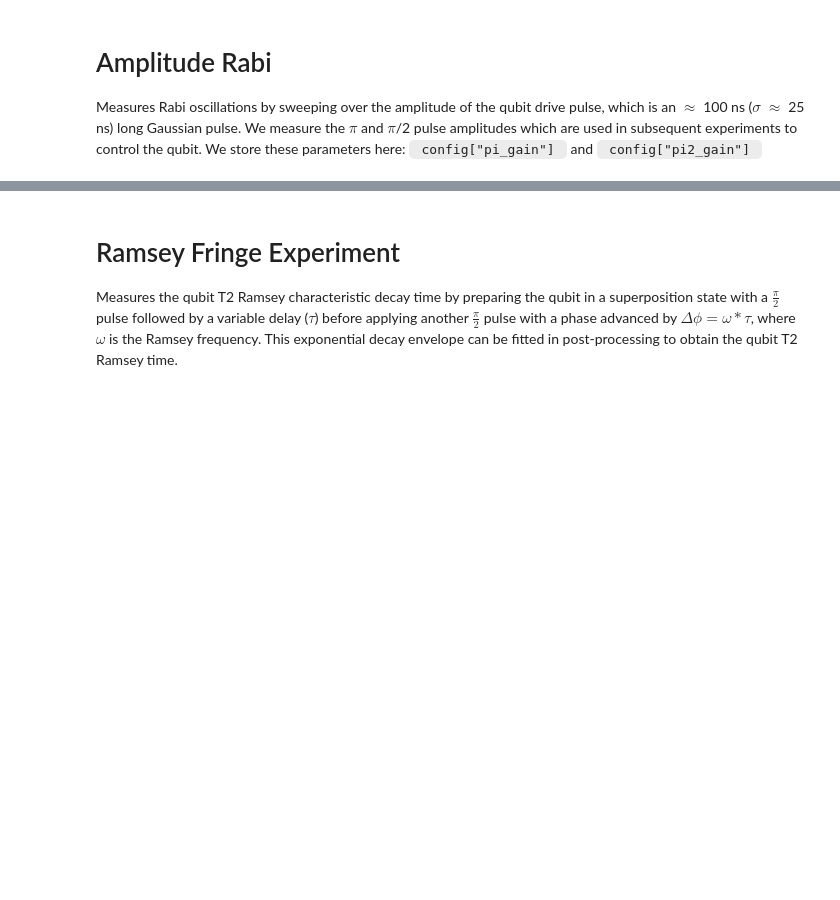
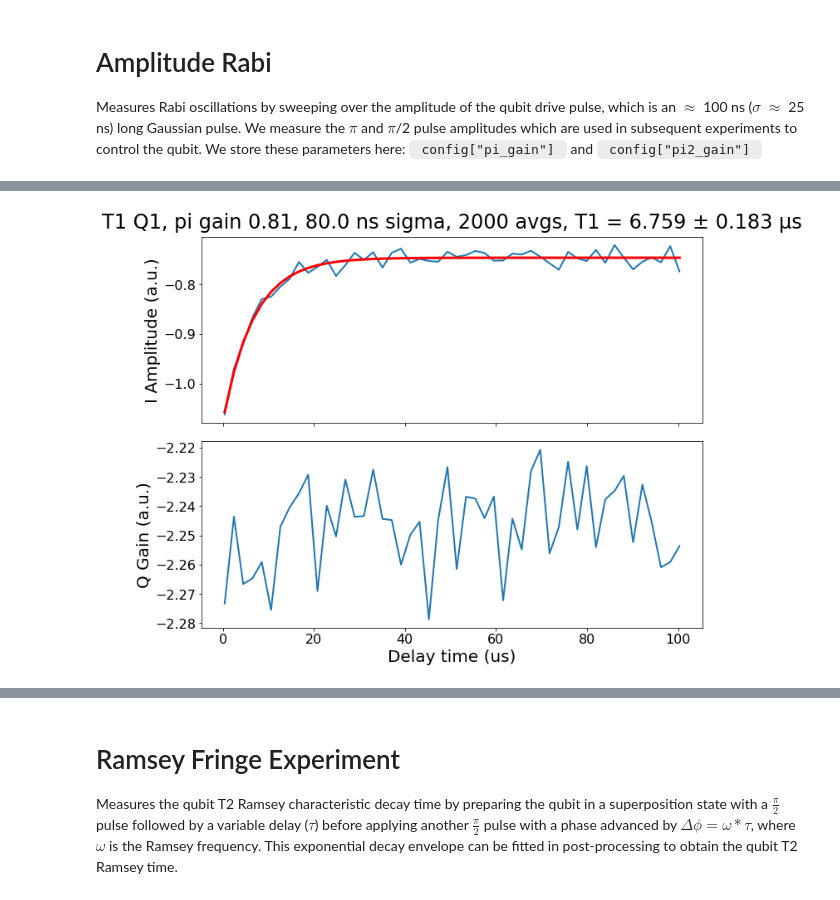
Before and after one commit to sarafs1926/tprocv2_demos, a Jupyter notebook: qick_demos_tprocv2/02_qubit_demos_6transmon_mux.ipynb, the cells around one changed output, grey strips where cells are left out. Saved outputs shown, nothing was run; the diff lists cells and outputs as text; code cells hidden in the pictures; blank space fills up the shorter version.

```diff
--- a/qick_demos_tprocv2/02_qubit_demos_6transmon_mux.ipynb
+++ b/qick_demos_tprocv2/02_qubit_demos_6transmon_mux.ipynb
@@ -778,0 +559,5 @@ qubit_gains = [0.41, 0, 0.27, 0, 0, 0]
+# %%
+qubit_gains = [0.81, 0, 0, 0, 0, 0]
+qubit_sigmas = [0.08, 0, 0, 0, 0, 0]
+print("Qubit gains:", qubit_gains)
+print("Qubit sigmas:", qubit_sigmas)
@@ -778,0 +657,47 @@ qubit_gains = [0.41, 0, 0.27, 0, 0, 0]
+# %%
+def exponential(x, a, b, c, d):
+    return a * np.exp(- (x - b) / c) + d
+
+fig, (ax1, ax2) = plt.subplots(2, 1, figsize=(10, 8), sharex=True)
+plt.rcParams.update({'font.size': 18})  # Set base font size
+
+I = iq_list[0][0, :, 0]
+Q = iq_list[0][0, :, 1]
+
+# ## Fit
+q1_a_guess = np.max(I)-np.min(I)
+q1_b_guess = 0
+q1_c_guess = delay_times[-1]/10
+q1_d_guess = np.max(I)
+
+q1_guess =[q1_a_guess, q1_b_guess, q1_c_guess, q1_d_guess]
+q1_popt, q1_pcov = curve_fit(exponential, delay_times, I, maxfev = 100000, p0 = q1_guess)
+q1_fit_exponential = exponential(delay_times, *q1_popt)
+
+# I subplot
+ax1.plot(delay_times, I, label="Gain (a.u.)", linewidth=2)
+ax1.set_ylabel("I Amplitude (a.u.)", fontsize=20)
+ax1.plot(delay_times, q1_fit_exponential, '-', color='red', linewidth=3, label="Fit")
+ax1.tick_params(axis='both', which='major', labelsize=16)
+# ax1.axvline(freq_q, color='orange', linestyle='--', linewidth=2)
+
+# Q subplot
+ax2.plot(delay_times, Q, label="Q", linewidth=2)
+ax2.set_xlabel("Delay time (us)", fontsize=20)
+ax2.set_ylabel("Q Gain (a.u.)", fontsize=20)
+ax2.tick_params(axis='both', which='major', labelsize=16)
+# ax2.axvline(freq_q, color='orange', linestyle='--', linewidth=2)
+
+# Adjust spacing
+plt.tight_layout()
+
+# Calculate the middle of the plot area
+plot_middle = (ax1.get_position().x0 + ax1.get_position().x1) / 2
+
+# Add title, centered on the plot area
+fig.text(plot_middle, 0.98, f"T1 Q{QubitIndex+1}, pi gain %.2f" %pi_amp + f", {config['sigma']*1000} ns sigma" + f", {config['reps']} avgs," + f" T1 = {q1_popt[2]:.3f} ± {q1_pcov[2][2]:.3f} µs", fontsize=24, ha='center', va='top')
+
+# Adjust the top margin to make room for the title
+plt.subplots_adjust(top=0.93)
+# %% [output]
+[figure, added]
```
Also changed, not shown: parts of 66 cells of this notebook.
